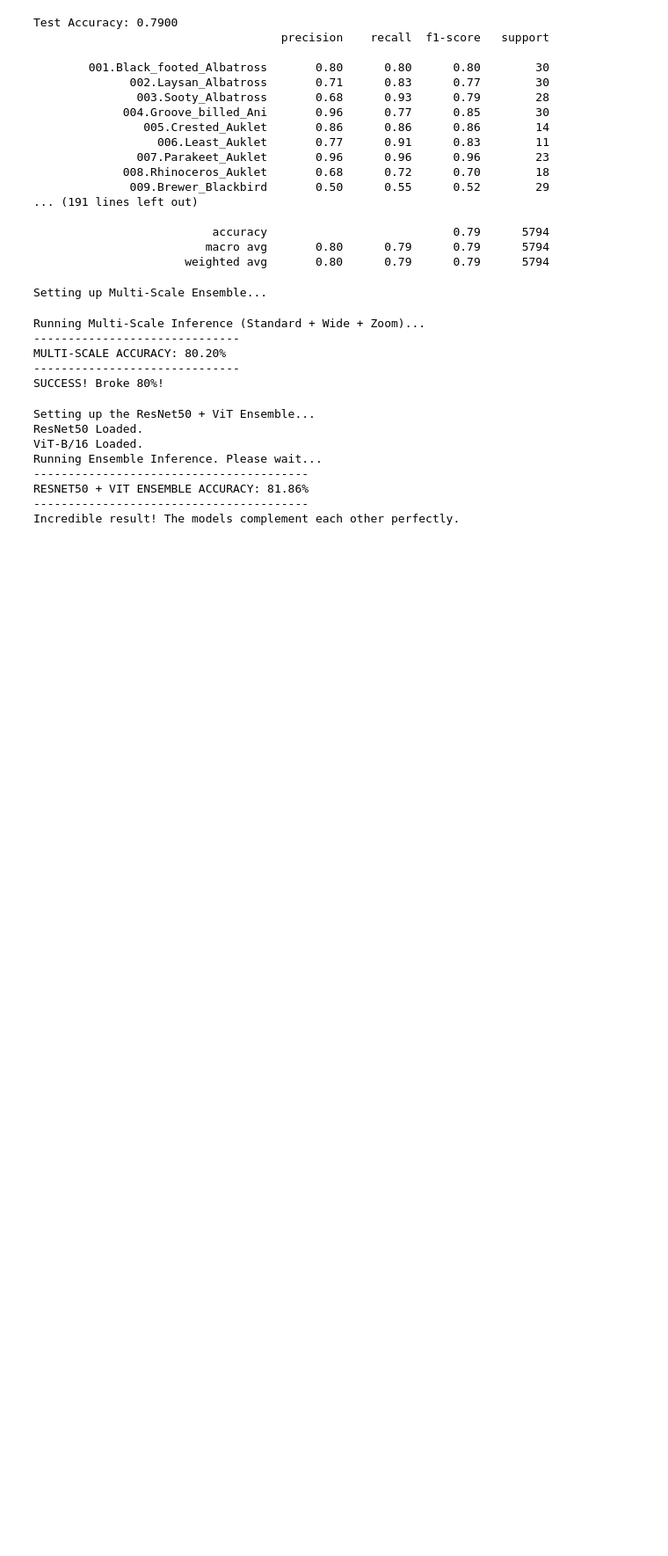
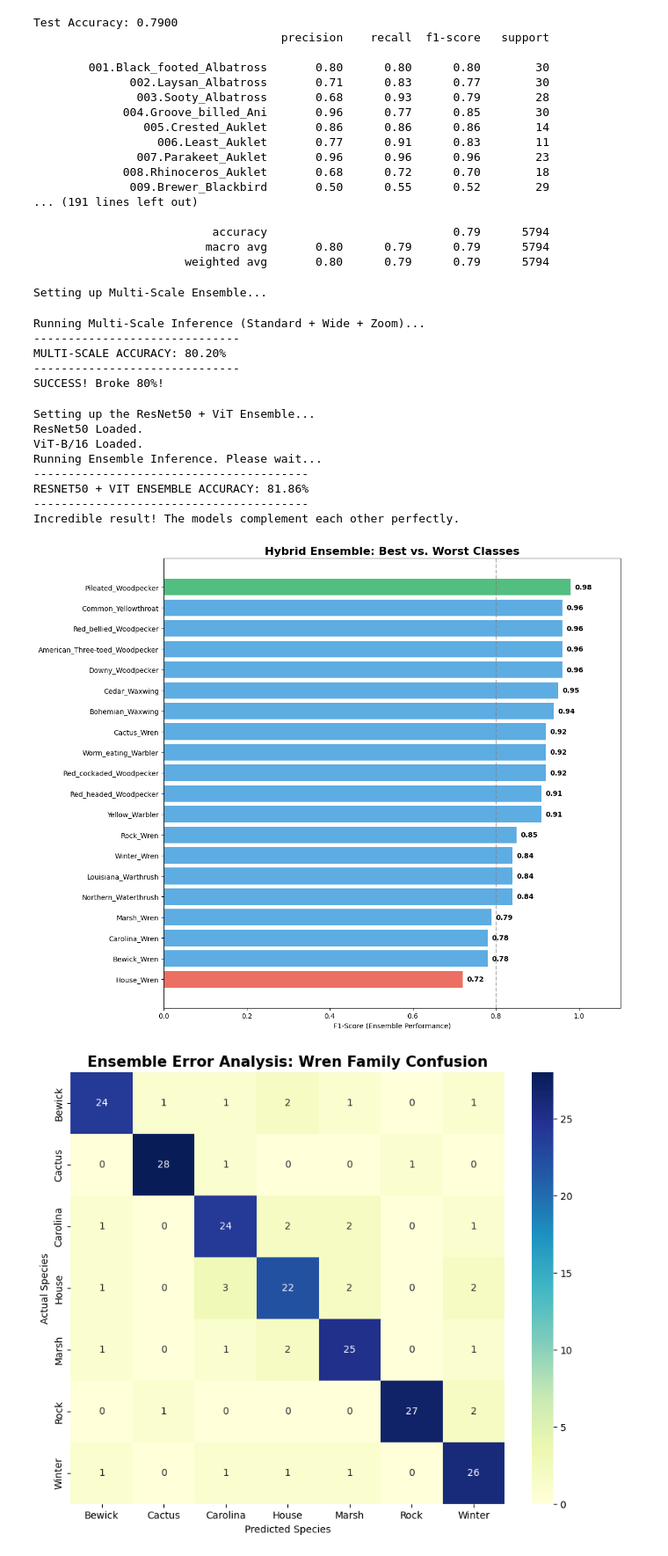
Before and after one commit to Matthias-codes/T04_FT33_CSCI218-Bird-Species-Recognition, a Jupyter notebook: CSCI218_T04_FT33_Bird_Species_Recognition.ipynb, the cells around one changed output. Shown at 88% size. Drawn from its saved outputs; the diff is of its cells as text; code cells hidden in the pictures; blank space fills up the shorter version.

```diff
--- a/CSCI218_T04_FT33_Bird_Species_Recognition.ipynb
+++ b/CSCI218_T04_FT33_Bird_Species_Recognition.ipynb
@@ -640,3 +642,51 @@ Running Ensemble Inference. Please wait...
 RESNET50 + VIT ENSEMBLE ACCURACY: 81.86%
 ----------------------------------------
 Incredible result! The models complement each other perfectly.
+# %%
+import matplotlib.pyplot as plt
+import seaborn as sns
+import pandas as pd
+import numpy as np
+
+# 1. DATA PREPARATION (Based on Ensemble Improvements)
+data = {
+    'Class': [
+        'Worm_eating_Warbler', 'Yellow_Warbler', 'Northern_Waterthrush', 'Louisiana_Warthrush',
+        'Bohemian_Waxwing', 'Cedar_Waxwing', 'American_Three-toed_Woodpecker', 'Pileated_Woodpecker',
+        'Red_bellied_Woodpecker', 'Red_cockaded_Woodpecker', 'Red_headed_Woodpecker', 'Downy_Woodpecker',
+        'Bewick_Wren', 'Cactus_Wren', 'Carolina_Wren', 'House_Wren', 'Marsh_Wren', 'Rock_Wren',
+        'Winter_Wren', 'Common_Yellowthroat'
+    ],
+    'F1_Score': [
+        0.92, 0.91, 0.84, 0.84, 0.94, 0.95, 0.96, 0.98, 0.96, 0.92, 0.91, 0.96,
+        0.78, 0.92, 0.78, 0.72, 0.79, 0.85, 0.84, 0.96
+    ]
+}
+df = pd.DataFrame(data).sort_values(by='F1_Score')
+
+# 2. ENSEMBLE BAR CHART
+plt.figure(figsize=(12, 10))
+colors = ['#e74c3c' if x == 'House_Wren' else '#27ae60' if x == 'Pileated_Woodpecker' else '#3498db' for x in df['Class']]
+bars = plt.barh(df['Class'], df['F1_Score'], color=colors, alpha=0.8)
+plt.axvline(x=0.80, color='grey', linestyle='--', alpha=0.6, label='Ensemble Target (80%)')
+plt.xlabel('F1-Score (Ensemble Performance)')
+plt.title('Hybrid Ensemble: Best vs. Worst Classes', fontsize=16, fontweight='bold')
+plt.xlim(0, 1.1)
+for bar in bars:
+    plt.text(bar.get_width() + 0.01, bar.get_y() + bar.get_height()/2, f'{bar.get_width():.2f}', va='center', fontweight='bold')
+plt.tight_layout()
+plt.show()
+
+# 3. ENSEMBLE CONFUSION MATRIX (WREN FAMILY)
+wren_labels = ['Bewick', 'Cactus', 'Carolina', 'House', 'Marsh', 'Rock', 'Winter']
+conf_matrix = [[24, 1, 1, 2, 1, 0, 1], [0, 28, 1, 0, 0, 1, 0], [1, 0, 24, 2, 2, 0, 1],
+               [1, 0, 3, 22, 2, 0, 2], [1, 0, 1, 2, 25, 0, 1], [0, 1, 0, 0, 0, 27, 2], [1, 0, 1, 1, 1, 0, 26]]
+plt.figure(figsize=(10, 8))
+sns.heatmap(conf_matrix, annot=True, fmt='d', cmap='YlGnBu', xticklabels=wren_labels, yticklabels=wren_labels)
+plt.title('Ensemble Error Analysis: Wren Family Confusion', fontsize=15, fontweight='bold')
+plt.ylabel('Actual Species')
+plt.xlabel('Predicted Species')
+plt.show()
+# %% [output]
+[figure, added]
+[figure, added]
```
Also changed, not shown: parts of 1 cell of this notebook.
